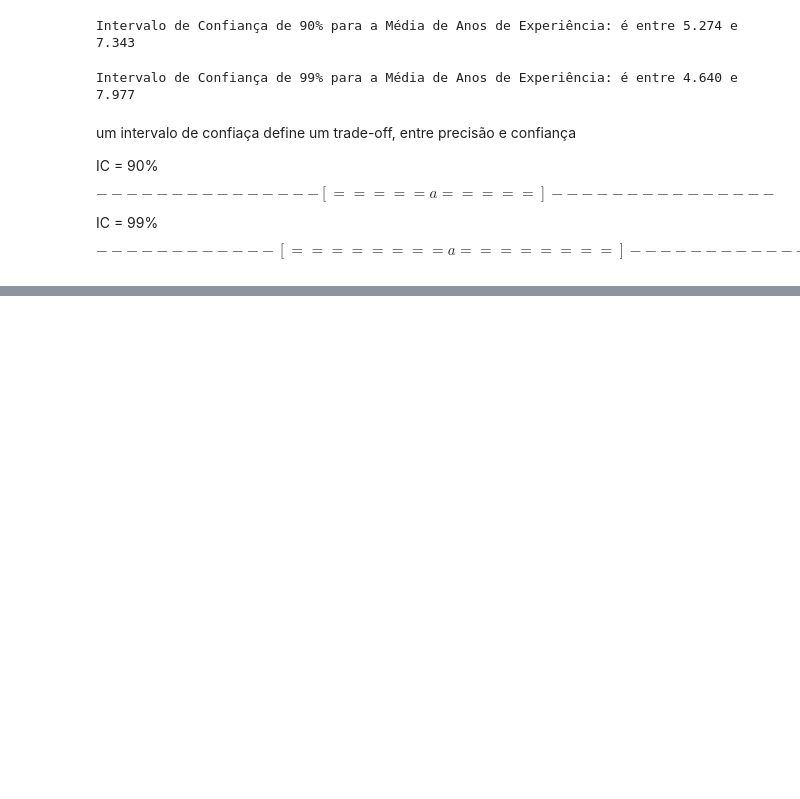
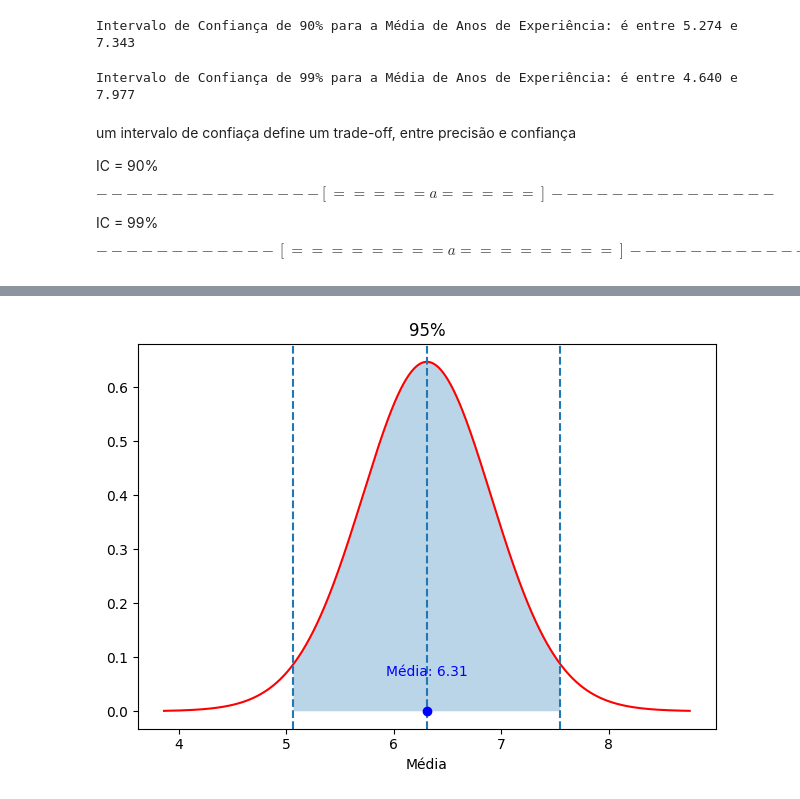
Before and after one commit to PedroMends30/matematica-computacional, a Jupyter notebook: Atividade_2.2_Mat_Comp.ipynb, the cells around one changed output, grey strips where cells are left out. Drawn from its saved outputs; the diff is of its cells as text; code cells hidden in the pictures; blank space fills up the shorter version.

```diff
--- a/Atividade_2.2_Mat_Comp.ipynb
+++ b/Atividade_2.2_Mat_Comp.ipynb
@@ -231,0 +273,7 @@ $$
+# %%
+# 95%
+plot_ic(plt.gca(), 0.95)
+plt.tight_layout()
+plt.show()
+# %% [output]
+[figure, added]
```
Also changed, not shown: parts of 11 cells of this notebook.
